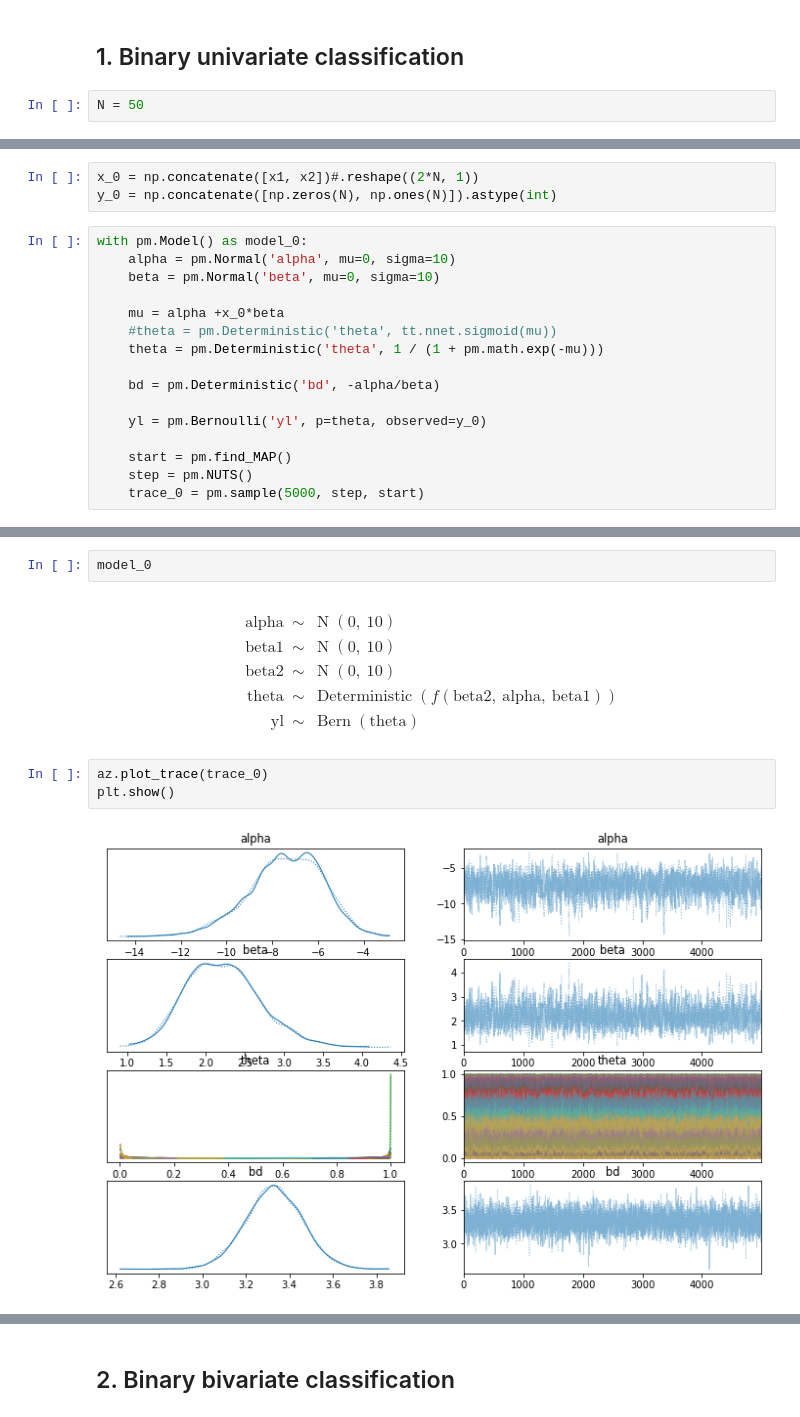
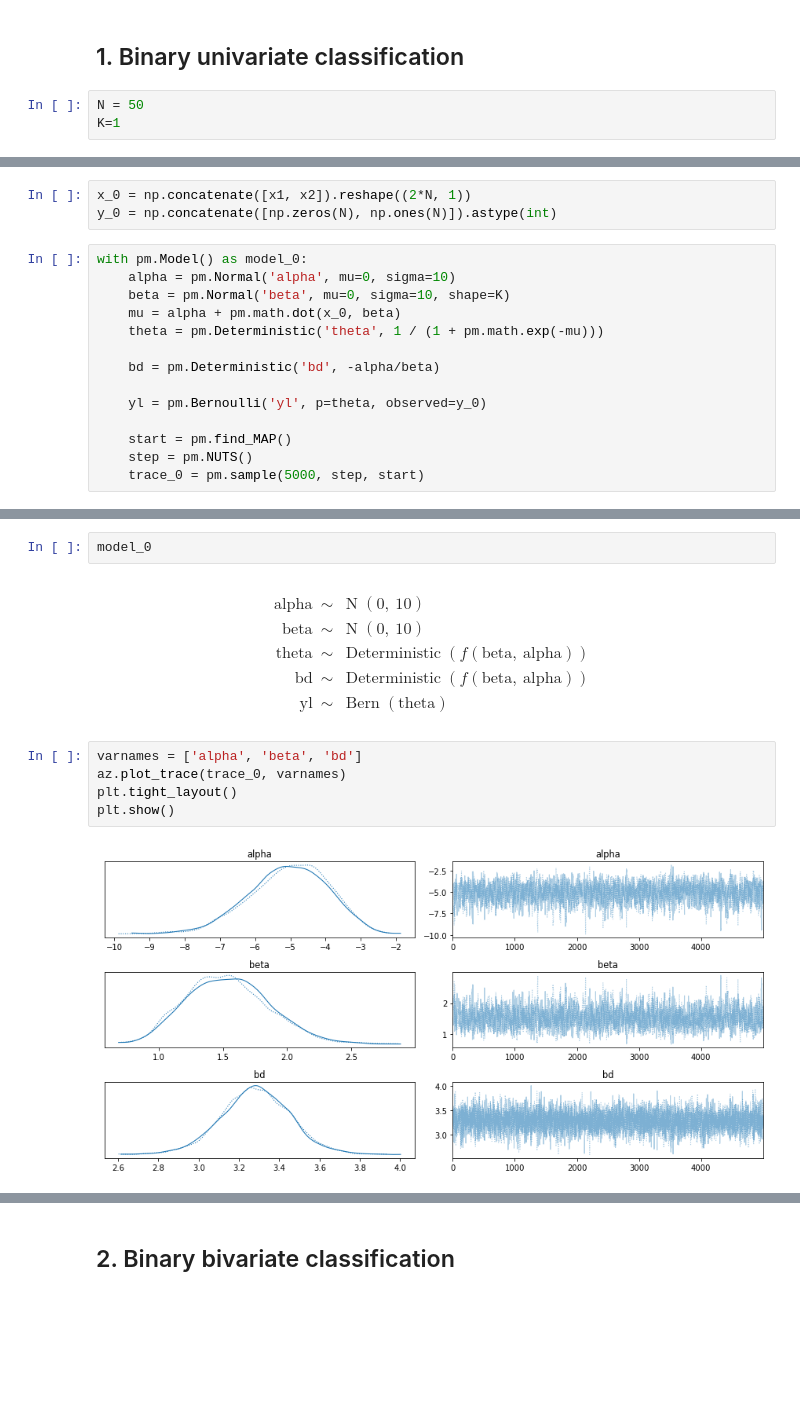
Before and after one commit to claudia-hm/BSPP, a Jupyter notebook: Project/submission/Logistic regression with pymc.ipynb, the cells around one changed output, grey strips where cells are left out. Cells and saved outputs as stored; diff of their text form; blank space fills up the shorter version.

```diff
--- a/Project/submission/Logistic regression with pymc.ipynb
+++ b/Project/submission/Logistic regression with pymc.ipynb
@@ -15,6 +15,7 @@ assert(pm.__version__=='4.0.0')
 ## 1. Binary univariate classification
 # %%
 N = 50
+K=1
 # %%
 x1 = np.random.normal(2.5, 1, N)
 x2 = np.random.normal(4, 1, N)
@@ -35,13 +36,11 @@ plt.show()
 # %%
-x_0 = np.concatenate([x1, x2])#.reshape((2*N, 1))
+x_0 = np.concatenate([x1, x2]).reshape((2*N, 1))
 y_0 = np.concatenate([np.zeros(N), np.ones(N)]).astype(int)
 # %%
 with pm.Model() as model_0:
     alpha = pm.Normal('alpha', mu=0, sigma=10)
-    beta = pm.Normal('beta', mu=0, sigma=10)
-
-    mu = alpha +x_0*beta
-    #theta = pm.Deterministic('theta', tt.nnet.sigmoid(mu))
+    beta = pm.Normal('beta', mu=0, sigma=10, shape=K)
+    mu = alpha + pm.math.dot(x_0, beta)
     theta = pm.Deterministic('theta', 1 / (1 + pm.math.exp(-mu)))
 
     bd = pm.Deterministic('bd', -alpha/beta)
@@ -61,13 +59,15 @@ The acceptance probability does not match the target. It is 0.8968, but should b
-# %%
-model_0
-# %% [output]
-$$
-            \begin{array}{rcl}
-            \text{alpha} &\sim & \operatorname{N}(0,~10)\\\text{beta1} &\sim & \operatorname{N}(0,~10)\\\text{beta2} &\sim & \operatorname{N}(0,~10)\\\text{theta} &\sim & \operatorname{Deterministic}(f(\text{beta2},~\text{alpha},~\text{beta1}))\\\text{yl} &\sim & \operatorname{Bern}(\text{theta})
-            \end{array}
-            $$
+# %%
+model_0
+# %% [output]
+$$
+            \begin{array}{rcl}
+            \text{alpha} &\sim & \operatorname{N}(0,~10)\\\text{beta} &\sim & \operatorname{N}(0,~10)\\\text{theta} &\sim & \operatorname{Deterministic}(f(\text{beta},~\text{alpha}))\\\text{bd} &\sim & \operatorname{Deterministic}(f(\text{beta},~\text{alpha}))\\\text{yl} &\sim & \operatorname{Bern}(\text{theta})
+            \end{array}
+            $$
 # %%
-az.plot_trace(trace_0)
+varnames = ['alpha', 'beta', 'bd']
+az.plot_trace(trace_0, varnames)
+plt.tight_layout()
 plt.show()
 # %% [output]
-[figure, old version]
+[figure, new version]
```
Also changed, not shown: parts of 11 cells of this notebook.
